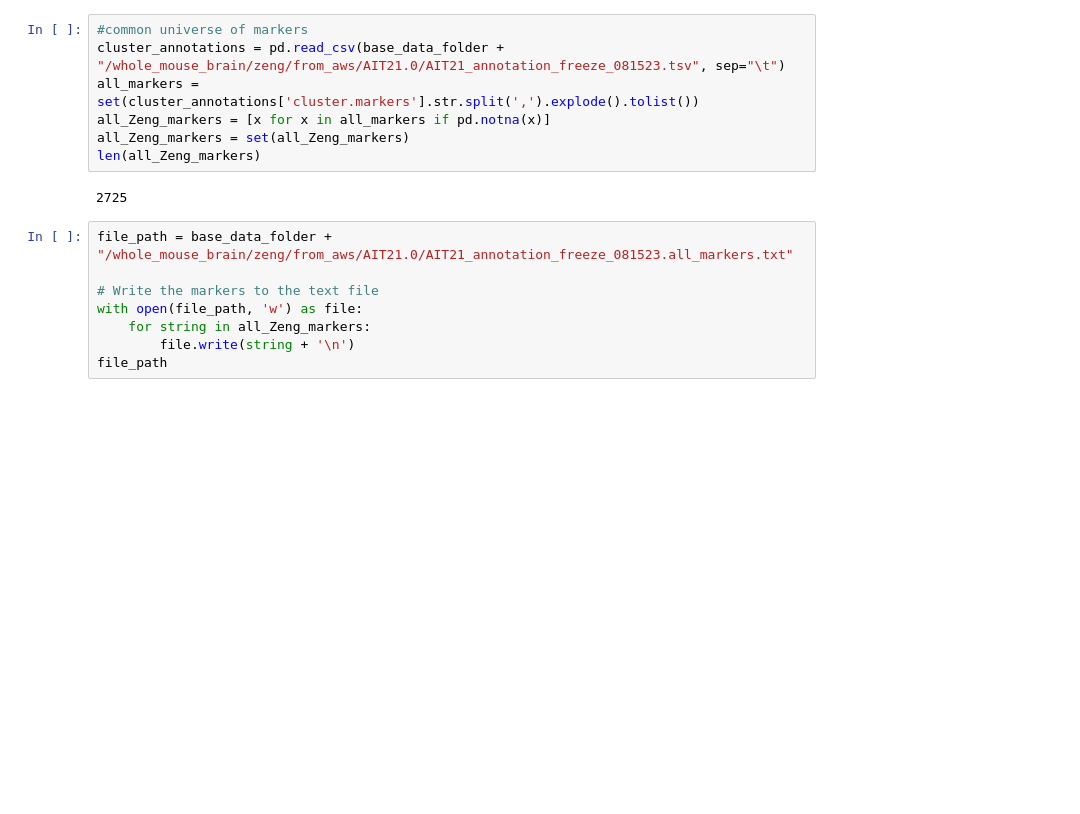
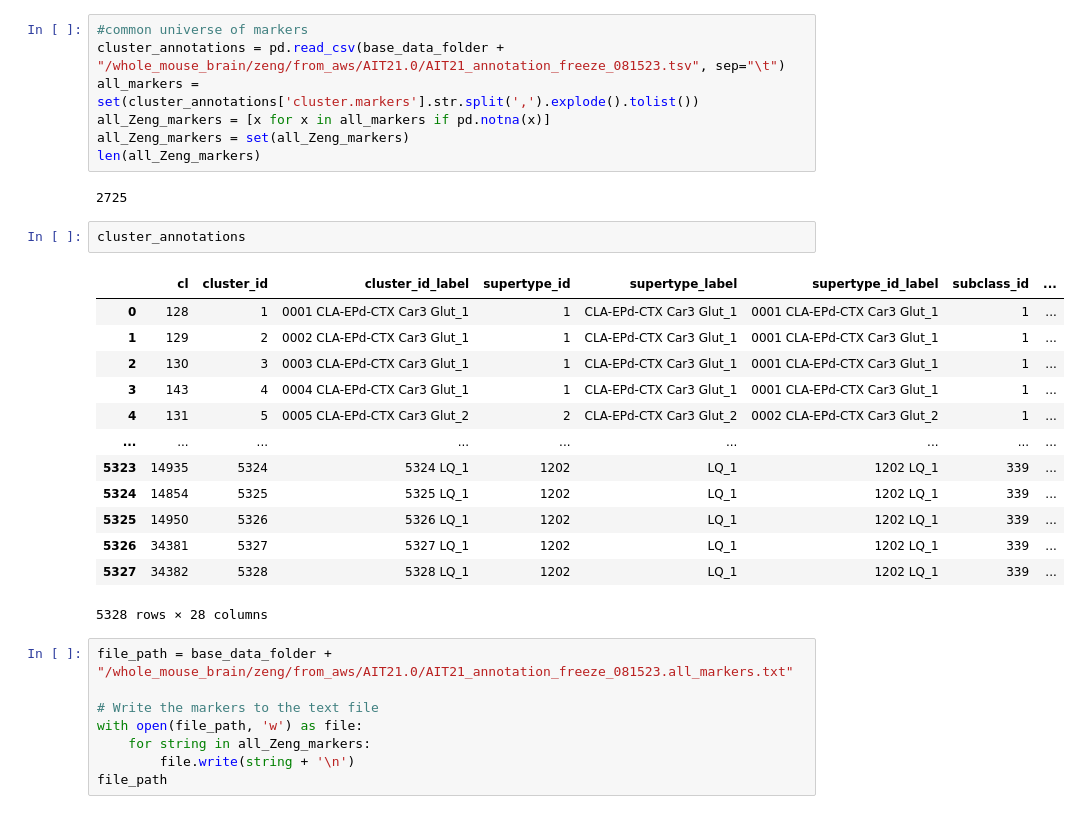
Before and after one commit to gillislab/mouse_brain_cluster_replicability, a Jupyter notebook: python_notebooks/Marker_set_intersections.ipynb, the cells around one changed output. Saved outputs shown, nothing was run; the diff lists cells and outputs as text; blank space fills up the shorter version.

```diff
--- a/python_notebooks/Marker_set_intersections.ipynb
+++ b/python_notebooks/Marker_set_intersections.ipynb
@@ -37,6 +37,22 @@ all_Zeng_markers = set(all_Zeng_markers)
 len(all_Zeng_markers)
 # %% [output]
 2725
+# %%
+cluster_annotations
+# %% [output]
+|  | cl | cluster_id | cluster_id_label | supertype_id | supertype_label | supertype_id_label | subclass_id | ... |
+| 0 | 128 | 1 | 0001 CLA-EPd-CTX Car3 Glut_1 | 1 | CLA-EPd-CTX Car3 Glut_1 | 0001 CLA-EPd-CTX Car3 Glut_1 | 1 | ... |
+| 1 | 129 | 2 | 0002 CLA-EPd-CTX Car3 Glut_1 | 1 | CLA-EPd-CTX Car3 Glut_1 | 0001 CLA-EPd-CTX Car3 Glut_1 | 1 | ... |
+| 2 | 130 | 3 | 0003 CLA-EPd-CTX Car3 Glut_1 | 1 | CLA-EPd-CTX Car3 Glut_1 | 0001 CLA-EPd-CTX Car3 Glut_1 | 1 | ... |
+| 3 | 143 | 4 | 0004 CLA-EPd-CTX Car3 Glut_1 | 1 | CLA-EPd-CTX Car3 Glut_1 | 0001 CLA-EPd-CTX Car3 Glut_1 | 1 | ... |
+| 4 | 131 | 5 | 0005 CLA-EPd-CTX Car3 Glut_2 | 2 | CLA-EPd-CTX Car3 Glut_2 | 0002 CLA-EPd-CTX Car3 Glut_2 | 1 | ... |
+| ... | ... | ... | ... | ... | ... | ... | ... | ... |
+| 5323 | 14935 | 5324 | 5324 LQ_1 | 1202 | LQ_1 | 1202 LQ_1 | 339 | ... |
+| 5324 | 14854 | 5325 | 5325 LQ_1 | 1202 | LQ_1 | 1202 LQ_1 | 339 | ... |
+| 5325 | 14950 | 5326 | 5326 LQ_1 | 1202 | LQ_1 | 1202 LQ_1 | 339 | ... |
+| 5326 | 34381 | 5327 | 5327 LQ_1 | 1202 | LQ_1 | 1202 LQ_1 | 339 | ... |
+| 5327 | 34382 | 5328 | 5328 LQ_1 | 1202 | LQ_1 | 1202 LQ_1 | 339 | ... |
+5328 rows × 28 columns
 # %%
 file_path = base_data_folder + "/whole_mouse_brain/zeng/from_aws/AIT21.0/AIT21_annotation_freeze_081523.all_markers.txt"
 
```
Also changed, not shown: parts of 26 cells of this notebook, 1 other file.
